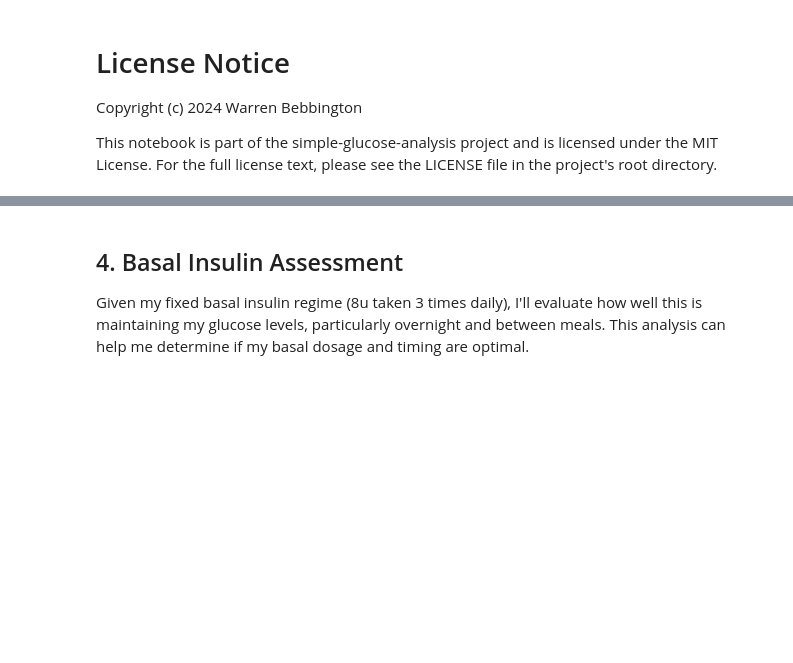
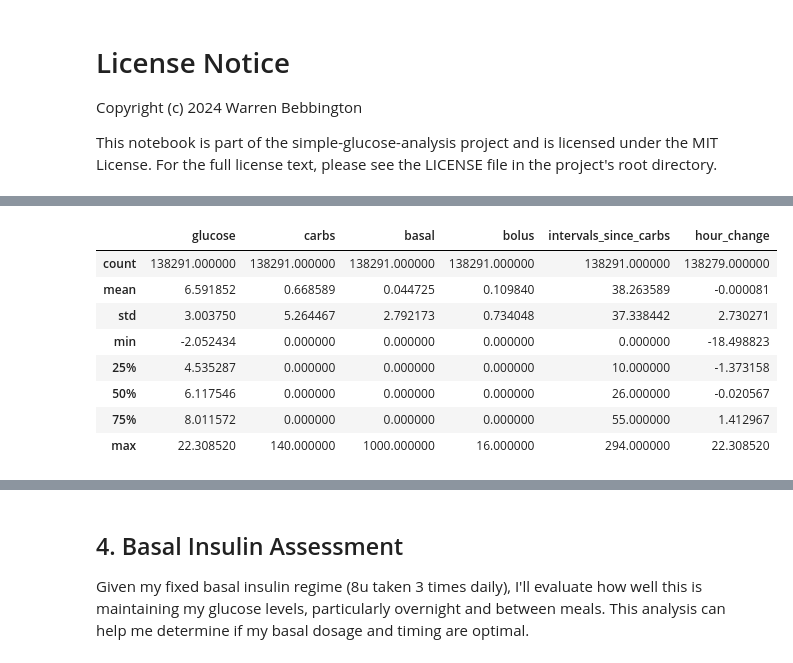
Before and after one commit to Warren8824/simple-glucose-analysis, a Jupyter notebook: glucose_analysis.ipynb, the cells around one changed output, grey strips where cells are left out. Cells and saved outputs as stored; diff of their text form; code cells hidden in the pictures; blank space fills up the shorter version.

```diff
--- a/glucose_analysis.ipynb
+++ b/glucose_analysis.ipynb
@@ -79,3 +144,15 @@ carb_data = pd.read_csv('data/my_carb_data.csv')
+# %%
+df.describe()
+# %% [output]
+|  | glucose | carbs | basal | bolus | intervals_since_carbs | hour_change |
+| count | 138291.000000 | 138291.000000 | 138291.000000 | 138291.000000 | 138291.000000 | 138279.000000 |
+| mean | 6.591852 | 0.668589 | 0.044725 | 0.109840 | 38.263589 | -0.000081 |
+| std | 3.003750 | 5.264467 | 2.792173 | 0.734048 | 37.338442 | 2.730271 |
+| min | -2.052434 | 0.000000 | 0.000000 | 0.000000 | 0.000000 | -18.498823 |
+| 25% | 4.535287 | 0.000000 | 0.000000 | 0.000000 | 10.000000 | -1.373158 |
+| 50% | 6.117546 | 0.000000 | 0.000000 | 0.000000 | 26.000000 | -0.020567 |
+| 75% | 8.011572 | 0.000000 | 0.000000 | 0.000000 | 55.000000 | 1.412967 |
+| max | 22.308520 | 140.000000 | 1000.000000 | 16.000000 | 294.000000 | 22.308520 |
 # %% [markdown]
 ## 2. Overall Glucose Control Metrics
 Here, I'll calculate key metrics that give me a broad view of my glucose control. This includes analyzing my Time in Range (TIR), average glucose levels, and the frequency of high and low glucose events. These metrics will provide me with a baseline understanding of my overall glucose management.
```
Also changed, not shown: parts of 19 cells of this notebook, 1 other file.
